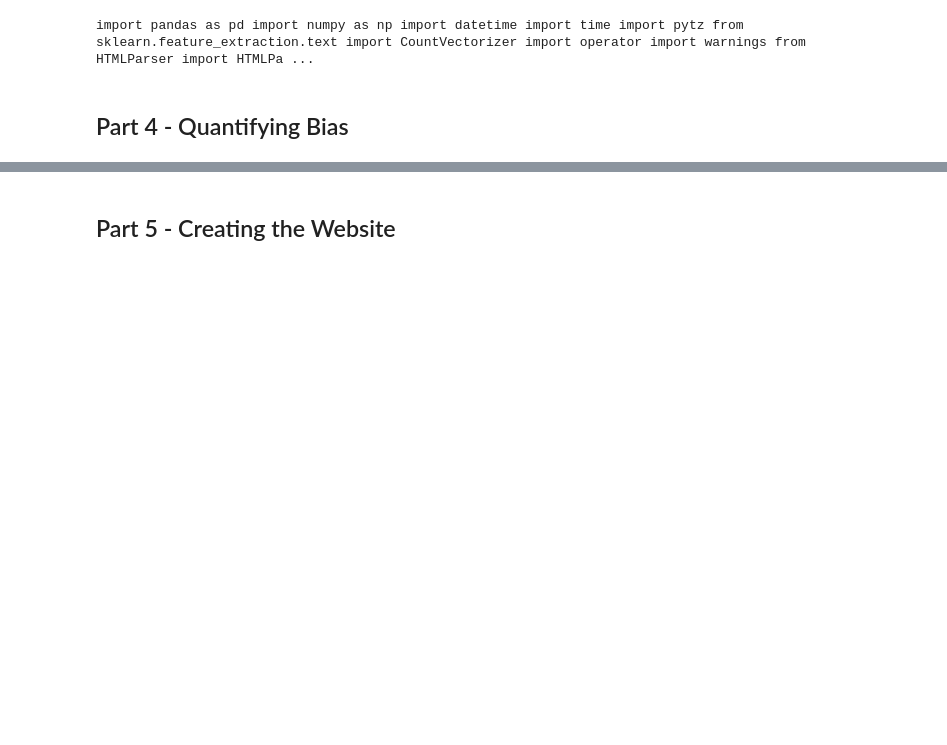
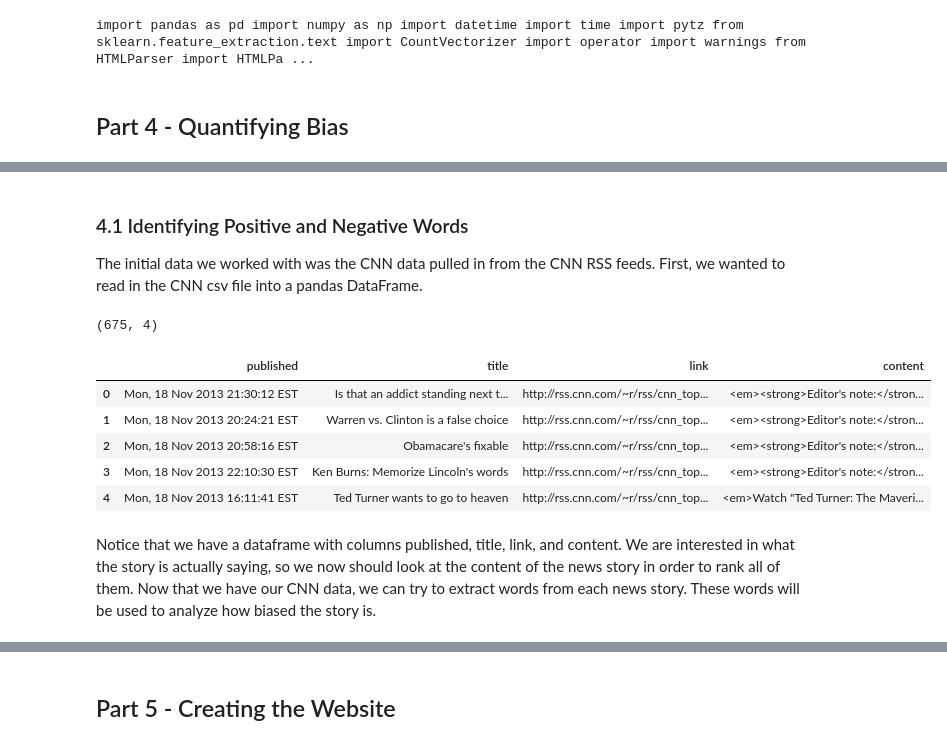
Before and after one commit to trender-io/report, a Jupyter notebook: trender-io.ipynb, the cells around one changed output, grey strips where cells are left out. Drawn from its saved outputs; the diff is of its cells as text; code cells hidden in the pictures; blank space fills up the shorter version.

```diff
--- a/trender-io.ipynb
+++ b/trender-io.ipynb
@@ -1731,0 +1733,18 @@ Brinda's part here.
+# %% [markdown]
+### 4.1 Identifying Positive and Negative Words
+The initial data we worked with was the CNN data pulled in from the CNN RSS feeds. First, we wanted to read in the CNN csv file into a pandas DataFrame.
+# %%
+# Read the CSV and get shape info
+df1=pd.read_csv('cnn.csv')
+print df1.shape
+df1.head()
+# %% [output]
+(675, 4)
+|  | published | title | link | content |
+| 0 | Mon, 18 Nov 2013 21:30:12 EST | Is that an addict standing next t... | http://rss.cnn.com/~r/rss/cnn_top... | <em><strong>Editor's note:</stron... |
+| 1 | Mon, 18 Nov 2013 20:24:21 EST | Warren vs. Clinton is a false choice | http://rss.cnn.com/~r/rss/cnn_top... | <em><strong>Editor's note:</stron... |
+| 2 | Mon, 18 Nov 2013 20:58:16 EST | Obamacare's fixable | http://rss.cnn.com/~r/rss/cnn_top... | <em><strong>Editor's note:</stron... |
+| 3 | Mon, 18 Nov 2013 22:10:30 EST | Ken Burns: Memorize Lincoln's words | http://rss.cnn.com/~r/rss/cnn_top... | <em><strong>Editor's note:</stron... |
+| 4 | Mon, 18 Nov 2013 16:11:41 EST | Ted Turner wants to go to heaven | http://rss.cnn.com/~r/rss/cnn_top... | <em>Watch "Ted Turner: The Maveri... |
+# %% [markdown]
+Notice that we have a dataframe with columns published, title, link, and content. We are interested in what the story is actually saying, so we now should look at the content of the news story in order to rank all of them. Now that we have our CNN data, we can try to extract words from each news story. These words will be used to analyze how biased the story is.
```
Also changed, not shown: parts of 84 cells of this notebook.
